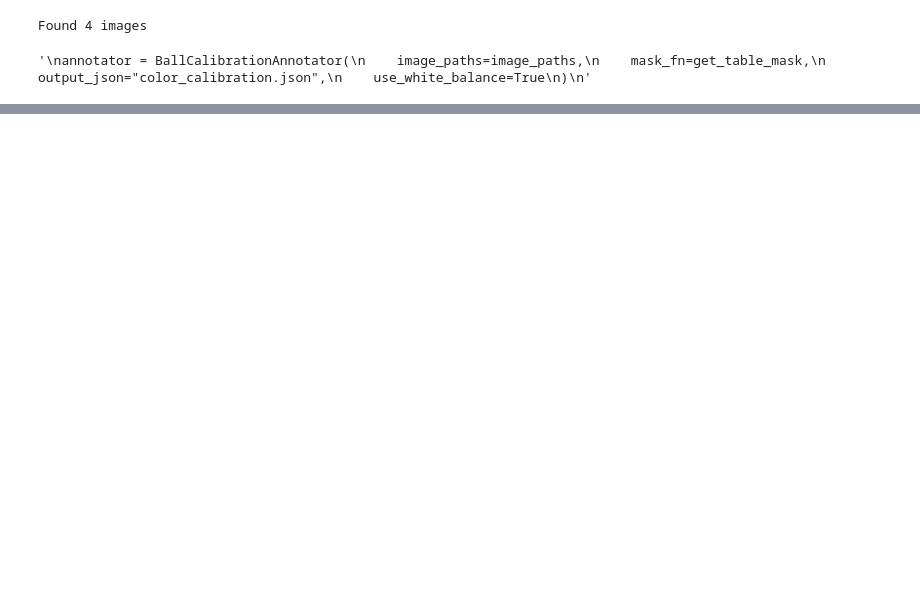
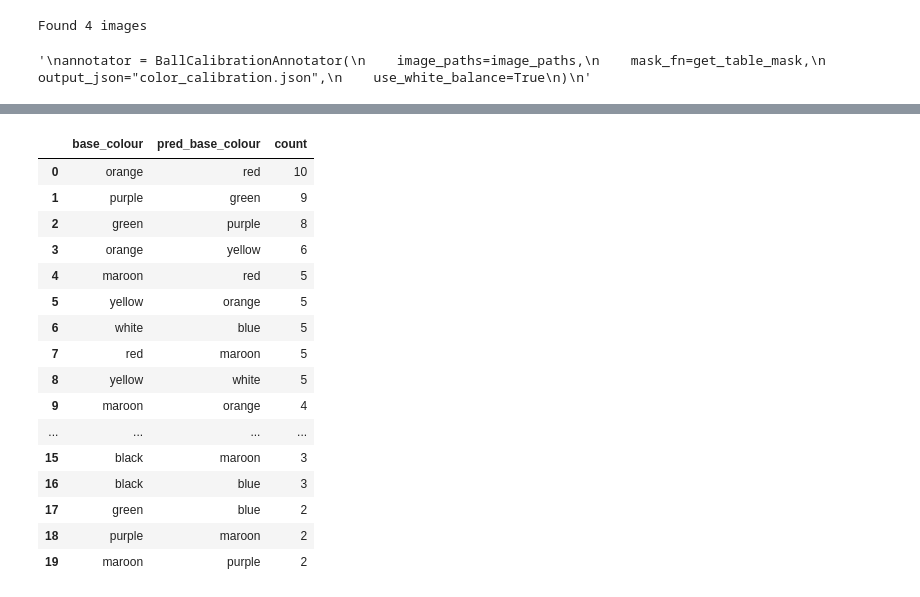
Before and after one commit to Alejandro-131004/Computer-Vision, a Jupyter notebook: assigment1.ipynb, the cells around one changed output, grey strips where cells are left out. Cells and saved outputs as stored; diff of their text form; code cells hidden in the pictures; blank space fills up the shorter version.

```diff
--- a/assigment1.ipynb
+++ b/assigment1.ipynb
@@ -2174,0 +2722,32 @@ Name: count, dtype: int64
+# %%
+# %%
+df_loo_pred = attach_predictions(best["df_filtered"], best["loo_preds"])
+
+errors_by_pair = (
+    df_loo_pred[df_loo_pred["correct"] == False]
+    .groupby(["base_colour", "pred_base_colour"])
+    .size()
+    .reset_index(name="count")
+    .sort_values("count", ascending=False)
+    .reset_index(drop=True)
+)
+
+display(errors_by_pair.head(20))
+# %% [output]
+|  | base_colour | pred_base_colour | count |
+| 0 | orange | red | 10 |
+| 1 | purple | green | 9 |
+| 2 | green | purple | 8 |
+| 3 | orange | yellow | 6 |
+| 4 | maroon | red | 5 |
+| 5 | yellow | orange | 5 |
+| 6 | white | blue | 5 |
+| 7 | red | maroon | 5 |
+| 8 | yellow | white | 5 |
+| 9 | maroon | orange | 4 |
+| ... | ... | ... | ... |
+| 15 | black | maroon | 3 |
+| 16 | black | blue | 3 |
+| 17 | green | blue | 2 |
+| 18 | purple | maroon | 2 |
+| 19 | maroon | purple | 2 |
```
Also changed, not shown: parts of 9 cells of this notebook, 2 other files.
